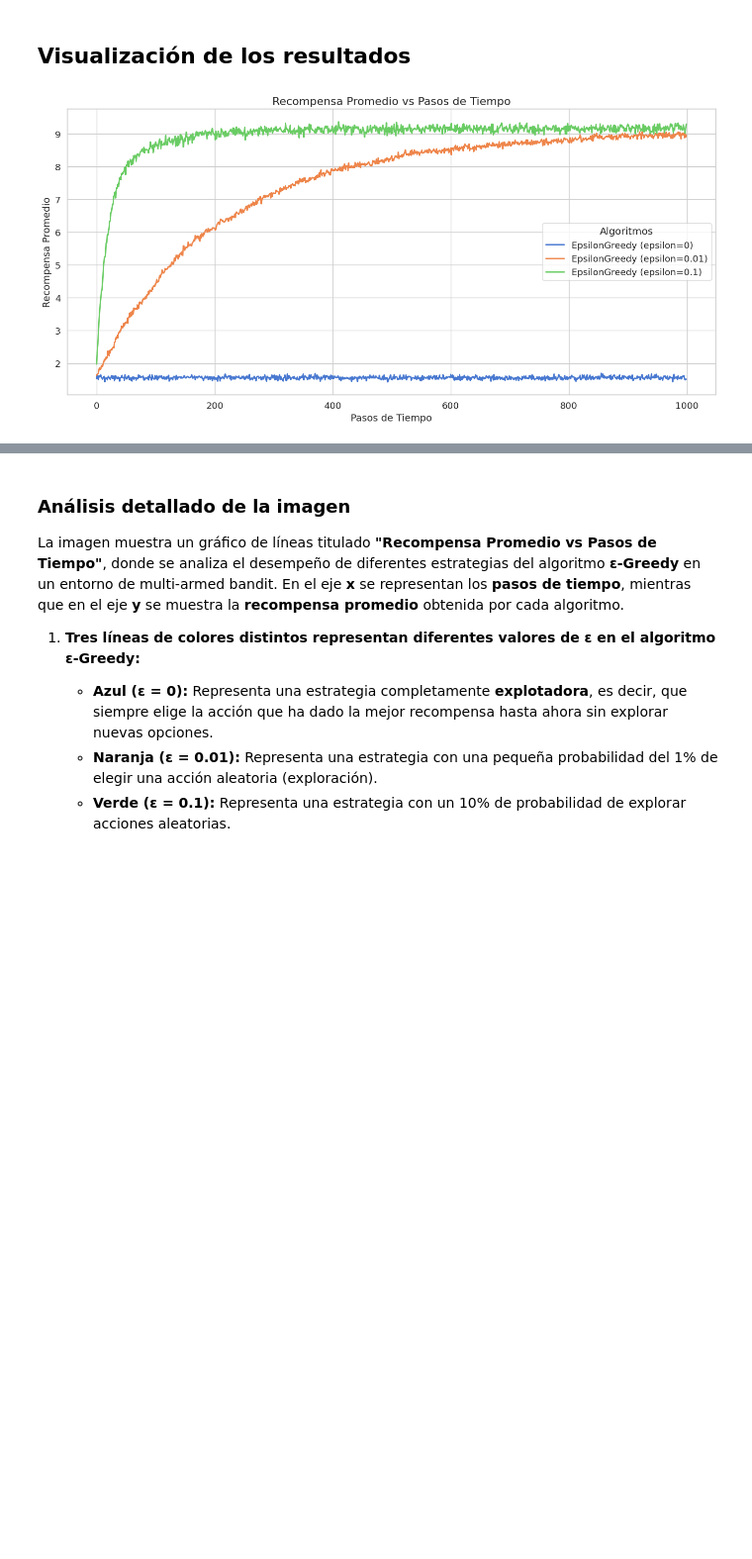
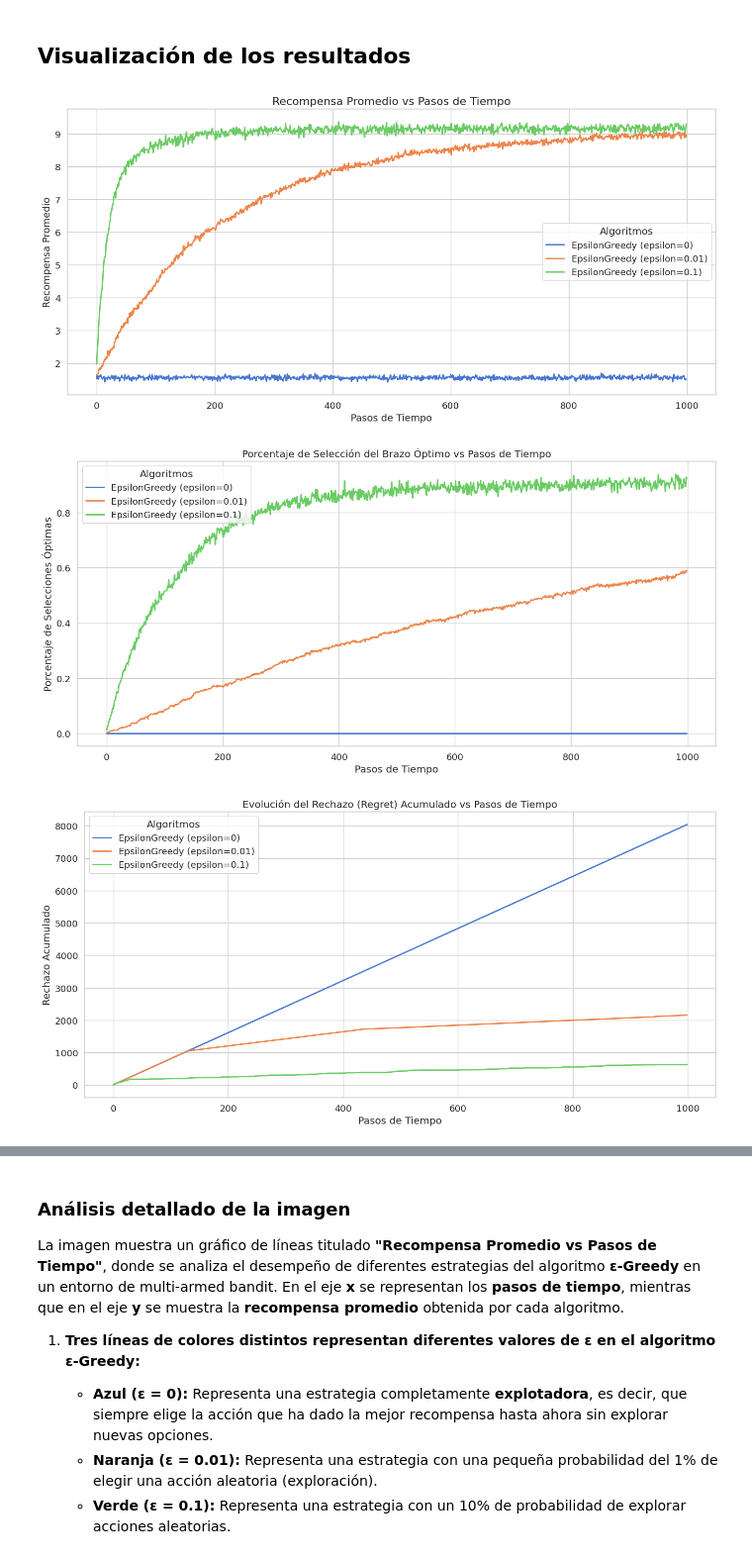
Before and after one commit to estebanbecerra/k_brazos_BFRRCE, a Jupyter notebook: bandit_experiment.ipynb, the cells around one changed output, grey strips where cells are left out. Shown at 99% size. Cells and saved outputs as stored; diff of their text form; code cells hidden in the pictures; blank space fills up the shorter version.

Commit message:
Ejercicio 3.1 apartado A -> Inclusión de los plots y cálculo de rechazo y stats de brazos

```diff
--- a/bandit_experiment.ipynb
+++ b/bandit_experiment.ipynb
@@ -59,6 +65,9 @@ def run_experiment(bandit: Bandit, algorithms: List[Algorithm], steps: int, runs
     rewards = np.zeros((len(algorithms), steps)) # Matriz para almacenar las recompensas promedio.
 
     optimal_selections = np.zeros((len(algorithms), steps))  # Matriz para almacenar el porcentaje de selecciones óptimas.
+
+    regret_accumulated = np.zeros((len(algorithms), steps)) # inicializamos el rechazo acumulado para cada algoritmo
+    arm_stats = [None] * len(algorithms)  # Inicializamos para almacenar al final
 
     np.random.seed(seed)  # Asegurar reproducibilidad de resultados.
 
@@ -79,14 +88,35 @@ def run_experiment(bandit: Bandit, algorithms: List[Algorithm], steps: int, runs
                 rewards[idx, step] += reward # Acumular la recompensa obtenida en la matriz rewards para el algoritmo idx en el paso step.
                 total_rewards_per_algo[idx] += reward # Acumular la recompensa obtenida en total_rewards_per_algo para el algoritmo idx.
 
+                optimal_reward = bandit.get_expected_value(optimal_arm) # en este bloque calculamos el regret acumulado
+                regret = optimal_reward - bandit.get_expected_value(chosen_arm) # restandole a la recompensa óptima la recompensa obtenida
+
+                if step == 0:
+                    regret_accumulated[idx, step] = regret
+                else:
+                    regret_accumulated[idx, step] = regret_accumulated[idx, step - 1] + regret # Aquí simplemente vamos almacenando el regret
+
                 #TODO: modificar optimal_selections cuando el brazo elegido se corresponda con el brazo óptimo optimal_arm
+                if chosen_arm == optimal_arm:
+                  optimal_selections[idx, step] += 1  # Contamos si seleccionó el óptimo
+
+
+        for idx, algo in enumerate(algorithms):
+            if arm_stats[idx] is None:
+                arm_stats[idx] = {
+                    "mean_rewards": algo.values.copy(),
+                    "selection_counts": algo.counts.copy(),
+                    "optimal_arm": optimal_arm
+                }
+
 
 
     rewards /= runs
 
     # TODO: calcular el porcentaje de selecciones óptimas y almacenar en optimal_selections
+    optimal_selections /= runs  # Promediamos las selecciones óptimas sobre todas las ejecuciones
 
-    return rewards, optimal_selections
+    return rewards, optimal_selections, regret_accumulated, arm_stats
 # %% [markdown]
 ## Ejecución del experimento
 
@@ -112,7 +142,7 @@ print(f"Optimal arm: {optimal_arm + 1} with expected reward={bandit.get_expected
 algorithms = [EpsilonGreedy(k=k, epsilon=0), EpsilonGreedy(k=k, epsilon=0.01), EpsilonGreedy(k=k, epsilon=0.1)]
 
 # Ejecutar el experimento y obtener las recompensas promedio y promedio de las selecciones óptimas
-rewards, optimal_selections = run_experiment(bandit, algorithms, steps, runs)
+rewards, optimal_selections, regret_accumulated, arm_stats = run_experiment(bandit, algorithms, steps, runs)
 # %% [output]
 Bandit with 10 arms: ArmNormal(mu=1.52, sigma=1.0), ArmNormal(mu=2.4, sigma=1.0), ArmNormal(mu=1.19, sigma=1.0), ArmNormal(mu=4.37, sigma=1.0), ArmNormal(mu=6.39, sigma=1.0), ArmNormal(mu=7.59, sigma= ...
 Optimal arm: 8 with expected reward=9.56
@@ -121,7 +151,11 @@ Optimal arm: 8 with expected reward=9.56
 # %%
 
 # Graficar los resultados
 plot_average_rewards(steps, rewards, algorithms)
-# plot_optimal_selections(steps, optimal_selections, algorithms)
+plot_optimal_selections(steps, optimal_selections, algorithms)
+plot_regret(steps, regret_accumulated, algorithms)
+plot_arm_statistics(arm_stats, algorithms)
 # %% [output]
 [figure]
+[figure, added]
+[figure, added]
```
Also changed, not shown: parts of 5 cells of this notebook.
